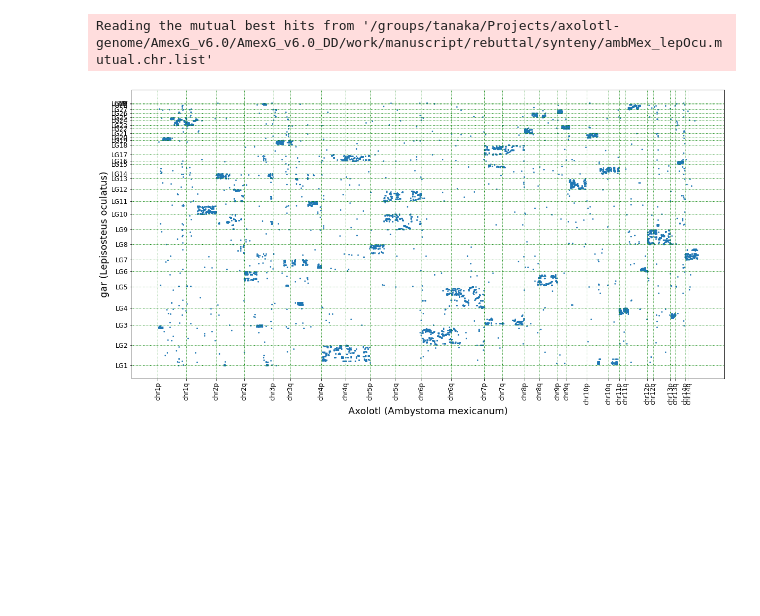
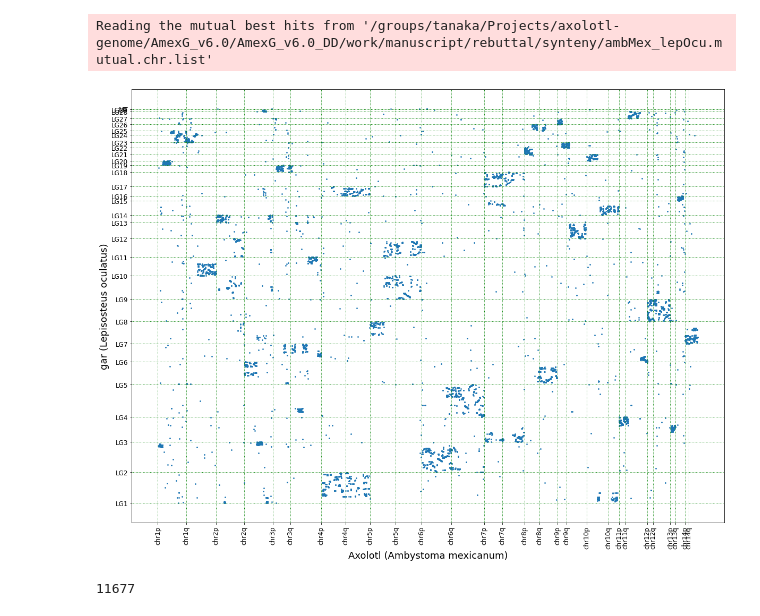
Before and after one commit to labtanaka/schloissnig_axolotl, a Jupyter notebook: jupyter/synteny/plotSynteny.ipynb, the cells around one changed output. Saved outputs shown, nothing was run; the diff lists cells and outputs as text; code cells hidden in the pictures; blank space fills up the shorter version.

```diff
--- a/jupyter/synteny/plotSynteny.ipynb
+++ b/jupyter/synteny/plotSynteny.ipynb
@@ -58,27 +58,32 @@ with(open(strCmpData, 'r')) as hFile:
 # %% [output]
 Reading the mutual best hits from '/groups/tanaka/Projects/axolotl-genome/AmexG_v6.0/AmexG_v6.0_DD/work/manuscript/rebuttal/synteny/ambMex_lepOcu.mutual.chr.list'
 # %%
-fig = plt.figure(figsize=(20,10))
+plt.rc('font',**{'family':'sans-serif','sans-serif':['Helvetica']})
+fig = plt.figure(figsize=(20,15))
 plt.scatter(x_data, y_data, s=3)
 x_ticks = []
 x_ticks_labels = []
 for x in chrSizes_ambMex['order']:
     iOffset = calculateOffset(x, chrSizes_ambMex)
     plt.axvline(iOffset, linestyle='dotted', color='green', linewidth=1)
     x_ticks.append(iOffset)
     x_ticks_labels.append(x)
 plt.xticks(x_ticks, x_ticks_labels, rotation=90, fontsize=12)
 plt.xlabel('Axolotl (Ambystoma mexicanum)', fontsize=18)
 
 y_ticks = []
 y_ticks_labels = []
 for y in chrSizes_lepOcu['order']:
     iOffset = calculateOffset(y, chrSizes_lepOcu)
     plt.axhline(iOffset, linestyle='dotted', color='green', linewidth=1)
     y_ticks.append(iOffset)
     y_ticks_labels.append(y)
 plt.yticks(y_ticks, y_ticks_labels, fontsize=12)
 plt.ylabel('gar (Lepisosteus oculatus)', fontsize=18)
 plt.savefig('/groups/tanaka/Projects/axolotl-genome/AmexG_v6.0/AmexG_v6.0_DD/work/manuscript/rebuttal/synteny/amex_vs_gar.pdf')
 # %% [output]
-[figure, old version]
+[figure, new version]
+# %%
+len(x_data)
+# %% [output]
+11677
```
Also changed, not shown: 27 other files.
